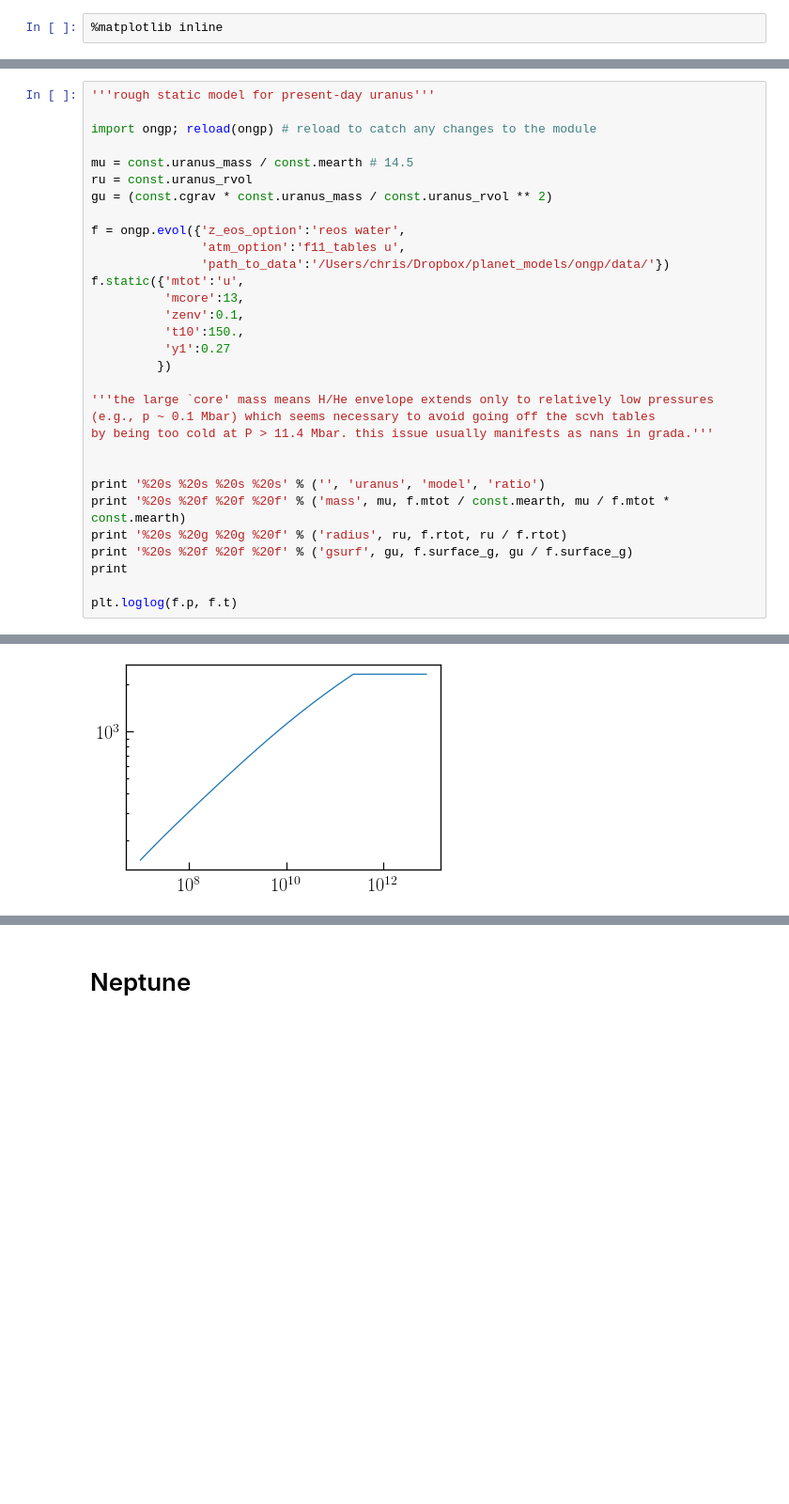
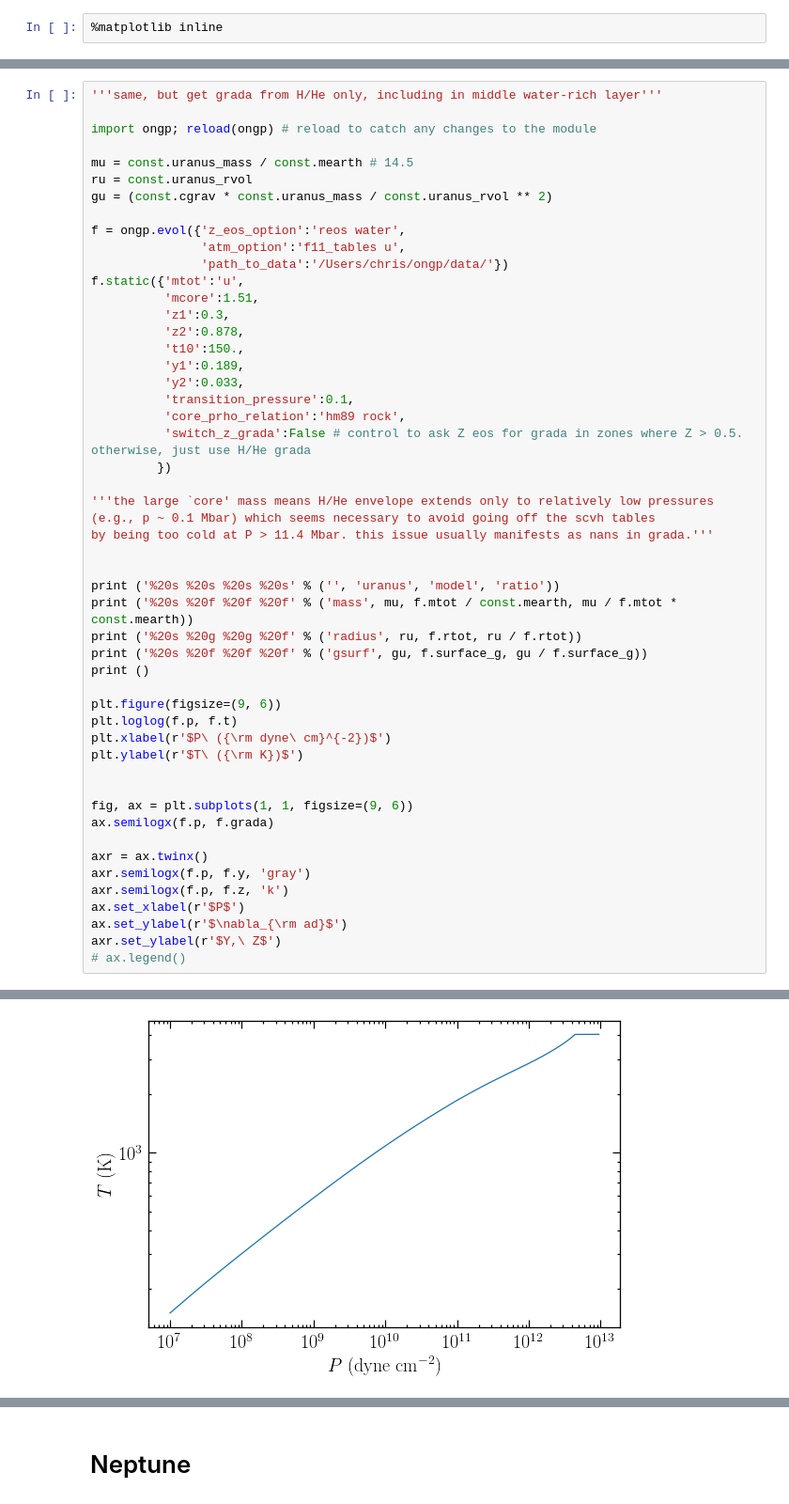
Before and after one commit to chkvch/ongp, a Jupyter notebook: un_test_suite.ipynb, the cells around one changed output, grey strips where cells are left out. Shown at 94% size. Saved outputs shown, nothing was run; the diff lists cells and outputs as text; blank space fills up the shorter version.

```diff
--- a/un_test_suite.ipynb
+++ b/un_test_suite.ipynb
@@ -3,5 +53,5 @@
 # %%
-'''rough static model for present-day uranus'''
+'''same, but get grada from H/He only, including in middle water-rich layer'''
 
 import ongp; reload(ongp) # reload to catch any changes to the module
 
@@ -11,12 +61,17 @@ gu = (const.cgrav * const.uranus_mass / const.uranus_rvol ** 2)
 
 f = ongp.evol({'z_eos_option':'reos water',
                'atm_option':'f11_tables u',
-               'path_to_data':'/Users/chris/Dropbox/planet_models/ongp/data/'})
+               'path_to_data':'/Users/chris/ongp/data/'})
 f.static({'mtot':'u',
-          'mcore':13,
-          'zenv':0.1,
+          'mcore':1.51,
+          'z1':0.3,
+          'z2':0.878,
           't10':150.,
-          'y1':0.27
+          'y1':0.189,
+          'y2':0.033,
+          'transition_pressure':0.1,
+          'core_prho_relation':'hm89 rock',
+          'switch_z_grada':False # control to ask Z eos for grada in zones where Z > 0.5. otherwise, just use H/He grada
          })
 
 '''the large `core' mass means H/He envelope extends only to relatively low pressures
@@ -24,13 +79,28 @@ f.static({'mtot':'u',
 by being too cold at P > 11.4 Mbar. this issue usually manifests as nans in grada.'''
 
 
-print '%20s %20s %20s %20s' % ('', 'uranus', 'model', 'ratio')
-print '%20s %20f %20f %20f' % ('mass', mu, f.mtot / const.mearth, mu / f.mtot * const.mearth)
-print '%20s %20g %20g %20f' % ('radius', ru, f.rtot, ru / f.rtot)
-print '%20s %20f %20f %20f' % ('gsurf', gu, f.surface_g, gu / f.surface_g)
-print
+print ('%20s %20s %20s %20s' % ('', 'uranus', 'model', 'ratio'))
+print ('%20s %20f %20f %20f' % ('mass', mu, f.mtot / const.mearth, mu / f.mtot * const.mearth))
+print ('%20s %20g %20g %20f' % ('radius', ru, f.rtot, ru / f.rtot))
+print ('%20s %20f %20f %20f' % ('gsurf', gu, f.surface_g, gu / f.surface_g))
+print ()
 
+plt.figure(figsize=(9, 6))
 plt.loglog(f.p, f.t)
+plt.xlabel(r'$P\ ({\rm dyne\ cm}^{-2})$')
+plt.ylabel(r'$T\ ({\rm K})$')
+
+
+fig, ax = plt.subplots(1, 1, figsize=(9, 6))
+ax.semilogx(f.p, f.grada)
+
+axr = ax.twinx()
+axr.semilogx(f.p, f.y, 'gray')
+axr.semilogx(f.p, f.z, 'k')
+ax.set_xlabel(r'$P$')
+ax.set_ylabel(r'$\nabla_{\rm ad}$')
+axr.set_ylabel(r'$Y,\ Z$')
+# ax.legend()
 # %% [output]
                                    uranus                model                ratio
                 mass            14.525969            14.525969             1.000000
@@ -40 +110 @@ plt.loglog(f.p, f.t)
-[figure, old version]
+[figure, new version]
```
Also changed, not shown: parts of 31 cells of this notebook, 2 other files.
